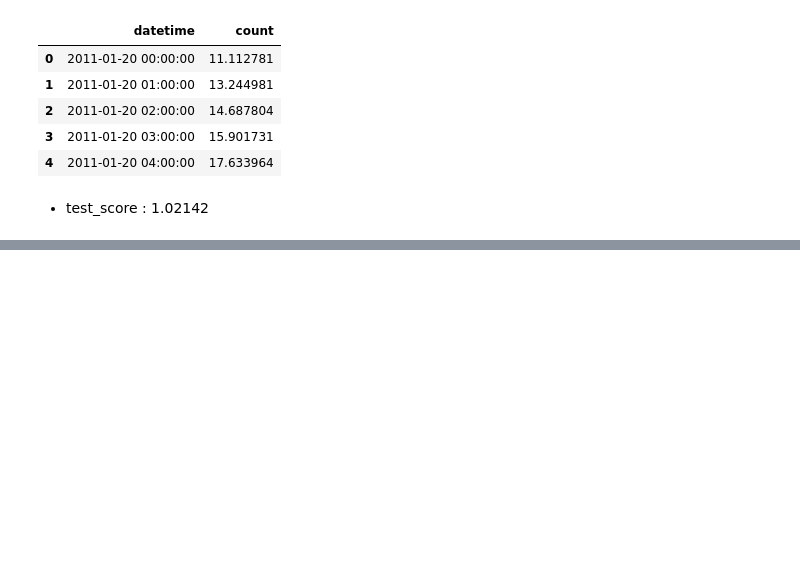
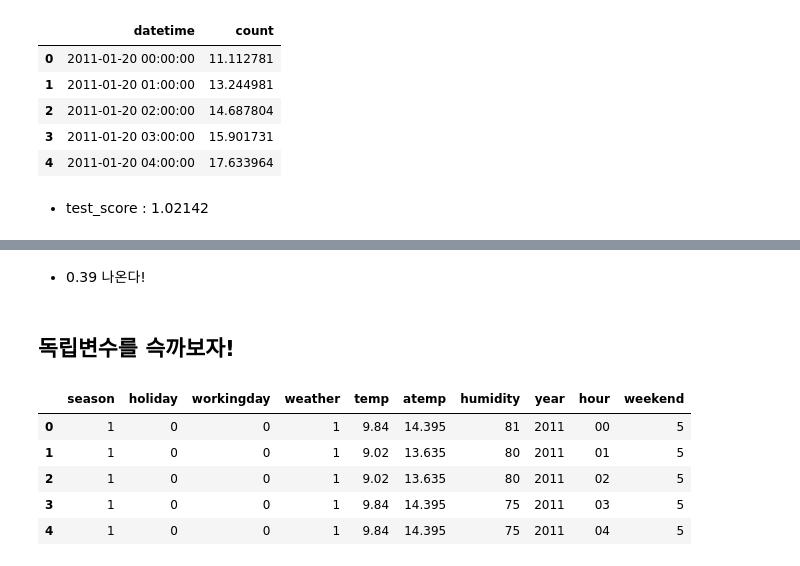
Before and after one commit to bidulgirin/data_science, a Jupyter notebook: 31-1.강사님시연.ipynb, the cells around one changed output, grey strips where cells are left out. Saved outputs shown, nothing was run; the diff lists cells and outputs as text; code cells hidden in the pictures; blank space fills up the shorter version.

```diff
--- a/31-1.강사님시연.ipynb
+++ b/31-1.강사님시연.ipynb
@@ -502,0 +570,2 @@ submission_df.head()
+# %%
+gs_las.fit(x_train, log_y)
@@ -502,0 +590,17 @@ submission_df.head()
+# %%
+rf = RandomForestRegressor(random_state = 34)
+# %%
+# 그리드서치 객체 생성
+rf_params = {
+    "n_estimators" : [100,120,140,160]
+} # 가지치기 같은 파라미터로 검사를 해봐라
+splitter = KFold(n_splits = 10, shuffle = True, random_state =34)
+
+gs_rf = GridSearchCV(
+    estimator= rf,
+    param_grid= rf_params,
+    scoring= rmsle_scorer,
+    cv = splitter
+)
+# %%
+gs_rf.fit(x_train, log_y)
@@ -502,0 +620,13 @@ submission_df.head()
+# %% [markdown]
+- 0.39 나온다!
+# %% [markdown]
+## 독립변수를 슥까보자!
+# %%
+x_train.head()
+# %% [output]
+|  | season | holiday | workingday | weather | temp | atemp | humidity | year | hour | weekend |
+| 0 | 1 | 0 | 0 | 1 | 9.84 | 14.395 | 81 | 2011 | 00 | 5 |
+| 1 | 1 | 0 | 0 | 1 | 9.02 | 13.635 | 80 | 2011 | 01 | 5 |
+| 2 | 1 | 0 | 0 | 1 | 9.02 | 13.635 | 80 | 2011 | 02 | 5 |
+| 3 | 1 | 0 | 0 | 1 | 9.84 | 14.395 | 75 | 2011 | 03 | 5 |
+| 4 | 1 | 0 | 0 | 1 | 9.84 | 14.395 | 75 | 2011 | 04 | 5 |
```
Also changed, not shown: parts of 24 cells of this notebook, 1 other file.
